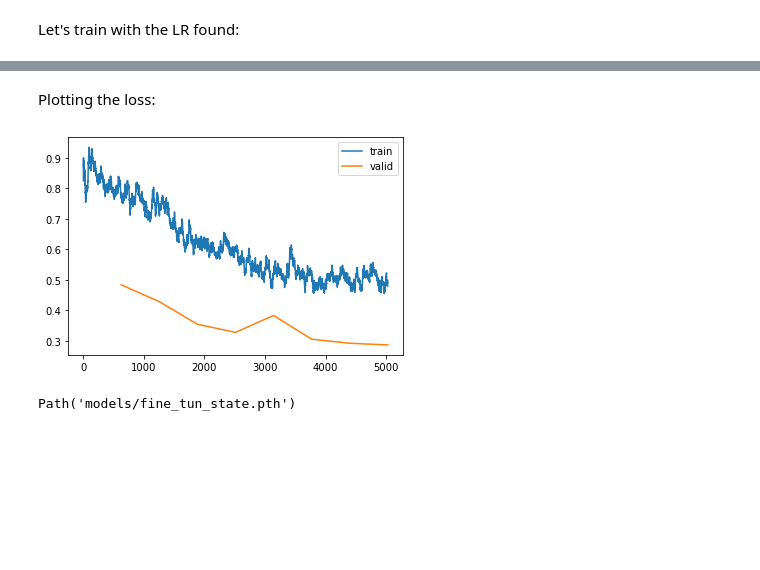
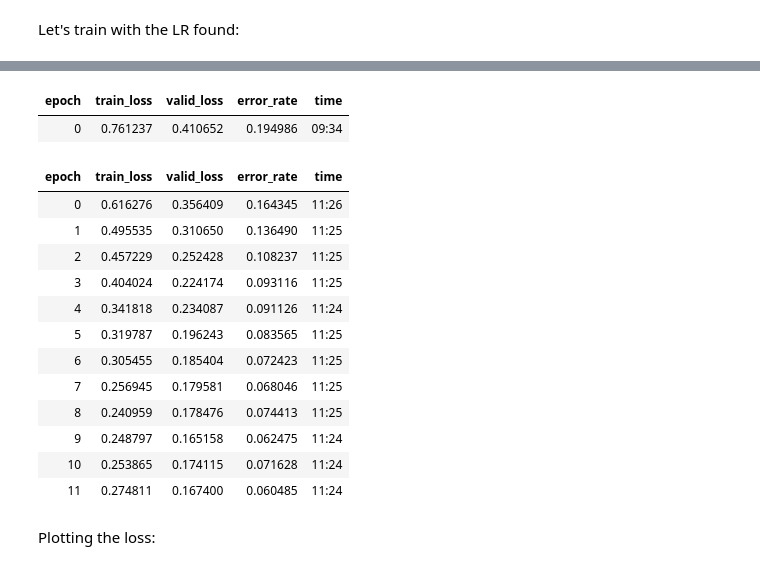
Before and after one commit to bilalcodehub/severstal-steel-defects-detection, a Jupyter notebook: 05_binary_pretrainer.ipynb, the cells around one changed output, grey strips where cells are left out. Drawn from its saved outputs; the diff is of its cells as text; code cells hidden in the pictures; blank space fills up the shorter version.

```diff
--- a/05_binary_pretrainer.ipynb
+++ b/05_binary_pretrainer.ipynb
@@ -75,6 +69,0 @@ learn.fine_tune(8, base_lr=3e-05)
-# %% [markdown]
-Plotting the loss:
-# %%
-learn.recorder.plot_loss()
-# %% [output]
-[figure, removed]
@@ -83,4 +70,20 @@ learn.export(fname='fine_tuner.pkl')
-# %%
-learn.save('fine_tun_state')
-# %% [output]
-Path('models/fine_tun_state.pth')
+# %%
+learn.fine_tune(12, base_lr=1e-04)
+# %% [output]
+| epoch | train_loss | valid_loss | error_rate | time |
+| 0 | 0.761237 | 0.410652 | 0.194986 | 09:34 |
+| epoch | train_loss | valid_loss | error_rate | time |
+| 0 | 0.616276 | 0.356409 | 0.164345 | 11:26 |
+| 1 | 0.495535 | 0.310650 | 0.136490 | 11:25 |
+| 2 | 0.457229 | 0.252428 | 0.108237 | 11:25 |
+| 3 | 0.404024 | 0.224174 | 0.093116 | 11:25 |
+| 4 | 0.341818 | 0.234087 | 0.091126 | 11:24 |
+| 5 | 0.319787 | 0.196243 | 0.083565 | 11:25 |
+| 6 | 0.305455 | 0.185404 | 0.072423 | 11:25 |
+| 7 | 0.256945 | 0.179581 | 0.068046 | 11:25 |
+| 8 | 0.240959 | 0.178476 | 0.074413 | 11:25 |
+| 9 | 0.248797 | 0.165158 | 0.062475 | 11:24 |
+| 10 | 0.253865 | 0.174115 | 0.071628 | 11:24 |
+| 11 | 0.274811 | 0.167400 | 0.060485 | 11:24 |
+# %% [markdown]
+Plotting the loss:
```
Also changed, not shown: parts of 13 cells of this notebook.
